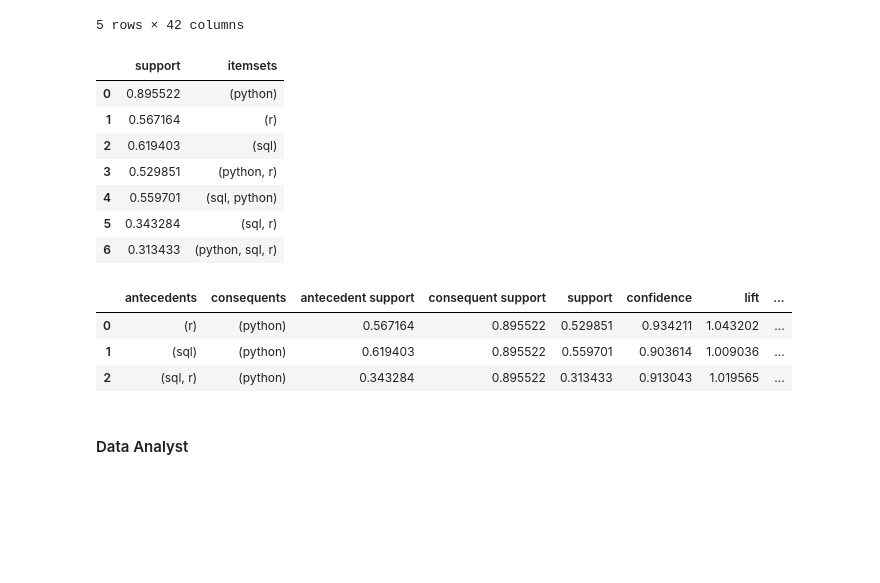
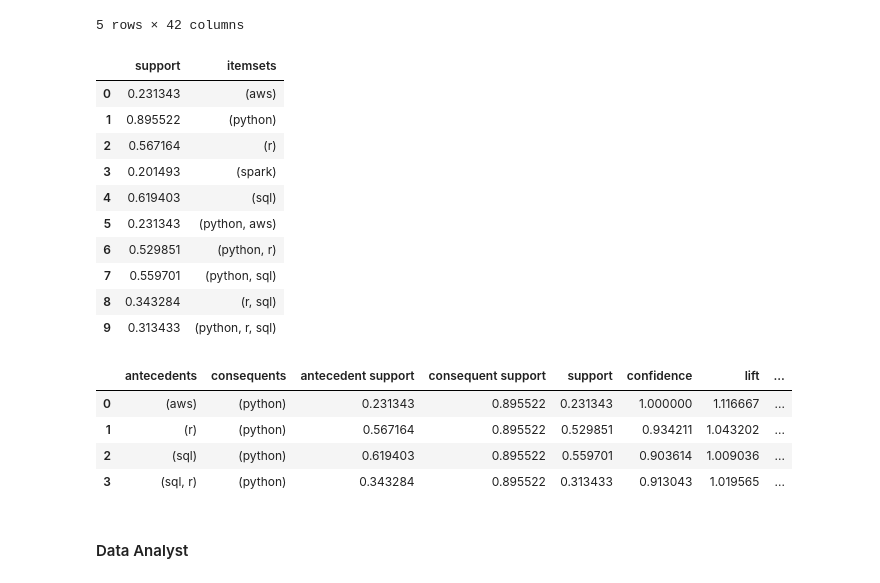
Before and after one commit to felipeDamasceno/DataSkills, a Jupyter notebook: analysis.ipynb, the cells around one changed output. Cells and saved outputs as stored; diff of their text form; code cells hidden in the pictures; blank space fills up the shorter version.

Commit message:
Changing association rules support threshold

```diff
--- a/analysis.ipynb
+++ b/analysis.ipynb
@@ -235,25 +235,29 @@ df_scientist_onehot.head()
 | 5 | False | False | False | False | False | False | False | False | False | False | ... | ... |
 5 rows × 42 columns
 # %%
-frequent_itemsets = apriori(df_scientist_onehot, min_support=0.3, use_colnames=True)
+frequent_itemsets = apriori(df_scientist_onehot, min_support=0.2, use_colnames=True)
 frequent_itemsets
 # %% [output]
 |  | support | itemsets |
-| 0 | 0.895522 | (python) |
-| 1 | 0.567164 | (r) |
-| 2 | 0.619403 | (sql) |
-| 3 | 0.529851 | (python, r) |
-| 4 | 0.559701 | (sql, python) |
-| 5 | 0.343284 | (sql, r) |
-| 6 | 0.313433 | (python, sql, r) |
+| 0 | 0.231343 | (aws) |
+| 1 | 0.895522 | (python) |
+| 2 | 0.567164 | (r) |
+| 3 | 0.201493 | (spark) |
+| 4 | 0.619403 | (sql) |
+| 5 | 0.231343 | (python, aws) |
+| 6 | 0.529851 | (python, r) |
+| 7 | 0.559701 | (python, sql) |
+| 8 | 0.343284 | (r, sql) |
+| 9 | 0.313433 | (python, r, sql) |
 # %%
 rules = association_rules(frequent_itemsets, metric='confidence', min_threshold=0.8)
 rules
 # %% [output]
 |  | antecedents | consequents | antecedent support | consequent support | support | confidence | lift | ... |
-| 0 | (r) | (python) | 0.567164 | 0.895522 | 0.529851 | 0.934211 | 1.043202 | ... |
-| 1 | (sql) | (python) | 0.619403 | 0.895522 | 0.559701 | 0.903614 | 1.009036 | ... |
-| 2 | (sql, r) | (python) | 0.343284 | 0.895522 | 0.313433 | 0.913043 | 1.019565 | ... |
+| 0 | (aws) | (python) | 0.231343 | 0.895522 | 0.231343 | 1.000000 | 1.116667 | ... |
+| 1 | (r) | (python) | 0.567164 | 0.895522 | 0.529851 | 0.934211 | 1.043202 | ... |
+| 2 | (sql) | (python) | 0.619403 | 0.895522 | 0.559701 | 0.903614 | 1.009036 | ... |
+| 3 | (sql, r) | (python) | 0.343284 | 0.895522 | 0.313433 | 0.913043 | 1.019565 | ... |
 # %% [markdown]
 #### Data Analyst
 # %%
```
Also changed, not shown: parts of 5 cells of this notebook, 1 other file.
